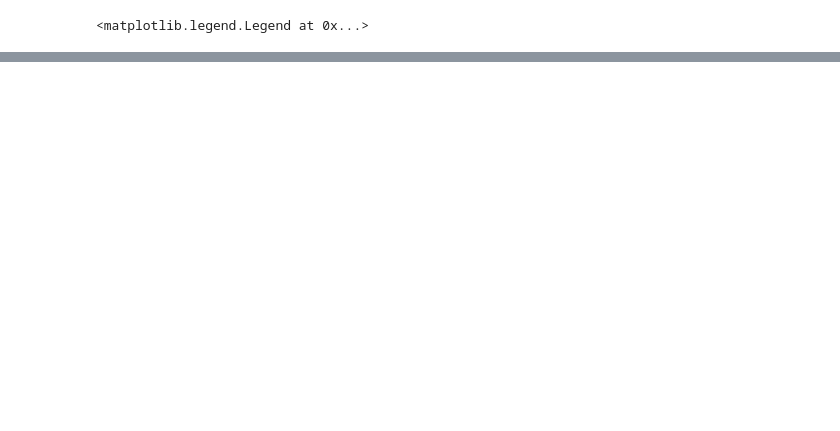
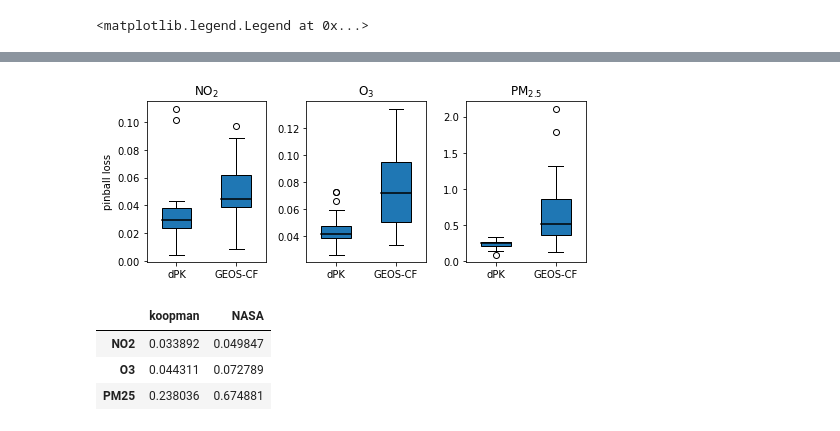
Before and after one commit to AlexTMallen/koopman-forecasting, a Jupyter notebook: figures.ipynb, the cells around one changed output, grey strips where cells are left out. Cells and saved outputs as stored; diff of their text form; code cells hidden in the pictures; blank space fills up the shorter version.

```diff
--- a/figures.ipynb
+++ b/figures.ipynb
@@ -266,0 +265,5 @@ plt.plot(data)
+# %%
+import json
+with open(".\\atmo_chem\\NASAcomparison.json") as f:
+    NASAcomparison = json.loads(f.read())
+NASAcomparison
@@ -266,0 +288,40 @@ plt.plot(data)
+# %%
+pinball = pd.DataFrame({"koopman": {"NO2": [], "O3": [], "PM25": []}, "NASA": {"NO2": [], "O3": [], "PM25": []}})
+nmb = pd.DataFrame({"koopman": {"NO2": [], "O3": [], "PM25": []}, "NASA": {"NO2": [], "O3": [], "PM25": []}})
+nrmse = pd.DataFrame({"koopman": {"NO2": [], "O3": [], "PM25": []}, "NASA": {"NO2": [], "O3": [], "PM25": []}})
+correlation = pd.DataFrame({"koopman": {"NO2": [], "O3": [], "PM25": []}, "NASA": {"NO2": [], "O3": [], "PM25": []}})
+pinball_means = pd.DataFrame({"koopman": {"NO2": [], "O3": [], "PM25": []}, "NASA": {"NO2": [], "O3": [], "PM25": []}})
+chem_names = ["NO$_2$", "O$_3$", "PM$_{2.5}$"]
+
+for station in NASAcomparison:
+    for chemical in ["NO2", "O3", "PM25"]:
+        if NASAcomparison[station][chemical]["koopman"] != {} and np.isfinite(NASAcomparison[station][chemical]["koopman"]["pinball"]): # make sure data was there
+            pinball["koopman"][chemical].append(NASAcomparison[station][chemical]["koopman"]["pinball"])
+            pinball["NASA"][chemical].append(NASAcomparison[station][chemical]["NASA"]["pinball"])
+            nmb["koopman"][chemical].append(NASAcomparison[station][chemical]["koopman"]["nmb"])
+            nmb["NASA"][chemical].append(NASAcomparison[station][chemical]["NASA"]["nmb"])
+            nrmse["koopman"][chemical].append(NASAcomparison[station][chemical]["koopman"]["nrmse"])
+            nrmse["NASA"][chemical].append(NASAcomparison[station][chemical]["NASA"]["nrmse"])
+            correlation["koopman"][chemical].append(NASAcomparison[station][chemical]["koopman"]["correlation"])
+            correlation["NASA"][chemical].append(NASAcomparison[station][chemical]["NASA"]["correlation"])
+# %%
+plt.subplots(figsize=(7, 3))
+for i, chem in enumerate(pinball.index[::-1]):
+    plt.subplot(1, 3, 3 - i)
+    for col in pinball.columns:
+        p = np.array(pinball[col][chem])
+        pinball[col][chem] = p
+        pinball_means[col][chem] = p.mean()
+    plt.boxplot(pinball.loc[chem], widths=[0.5, 0.5], showfliers=True, patch_artist=True, labels=["dPK", "GEOS-CF"], medianprops={"linewidth":1.5, "color":'k'})
+    plt.title(chem_names[2 - i])
+plt.ylabel("pinball loss")
+plt.tight_layout()
+# %% [output]
+[figure, added]
+# %%
+pinball_means
+# %% [output]
+|  | koopman | NASA |
+| NO2 | 0.033892 | 0.049847 |
+| O3 | 0.044311 | 0.072789 |
+| PM25 | 0.238036 | 0.674881 |
```
Also changed, not shown: parts of 16 cells of this notebook, 8 other files.
